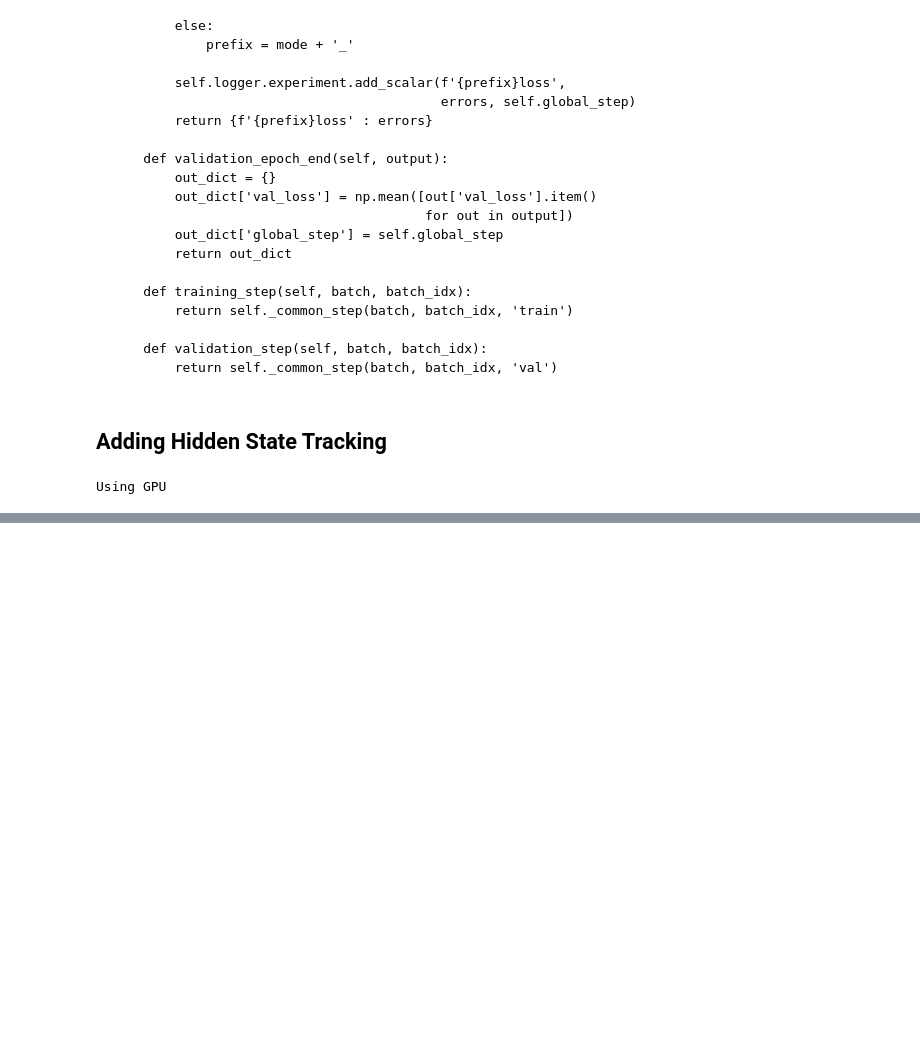
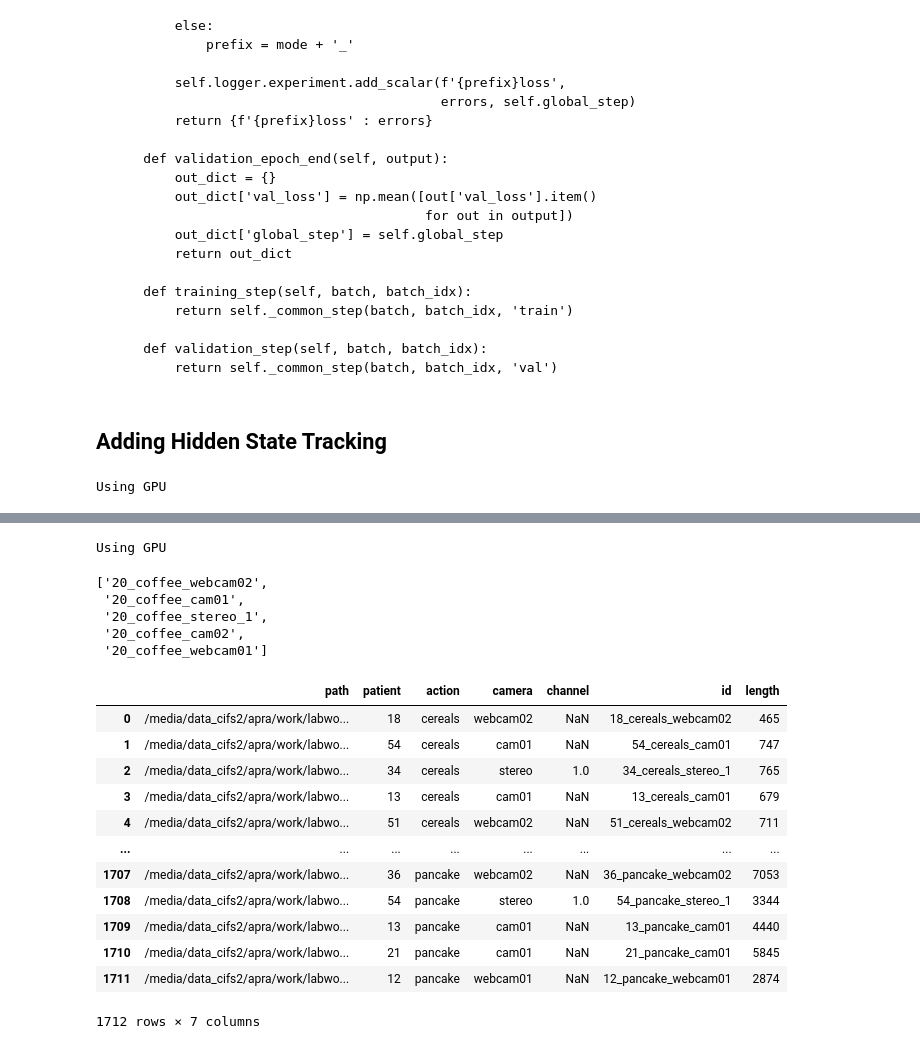
Before and after one commit to APRashedAhmed/predictive-event-segmentation, a Jupyter notebook: docs/source/workbooks/wb-1.2.1-Tracking-Hidden-States.ipynb, the cells around one changed output, grey strips where cells are left out. Saved outputs shown, nothing was run; the diff lists cells and outputs as text; code cells hidden in the pictures; blank space fills up the shorter version.

```diff
--- a/docs/source/workbooks/wb-1.2.1-Tracking-Hidden-States.ipynb
+++ b/docs/source/workbooks/wb-1.2.1-Tracking-Hidden-States.ipynb
@@ -664,0 +711,26 @@ for cell in model.predcells:
+# %%
+model, trainer = None, None
+train_dataloader, val_dataloader = None, None
+errors, optimizer = None, None
+ckpt = None
+train_errors, val_errors = None, None
+res = None
+gc.collect()
+torch.cuda.empty_cache()
+
+model = prednet.PredNetTracked.load_from_checkpoint(
+    str(index.DIR_CHECKPOINTS /
+        'prednet_6l_200e_all_llm_v0/bk_i3d_global_step=22679_epoch=134_val_loss=0.025.ckpt'),
+)
+model.ds = ds
+model.cuda()
+hparams = model.hparams
+
+log_dir = Path(hparams.dir_logs) / f'{hparams.name}'
+if not log_dir.exists():
+    log_dir.mkdir(parents=True)
+logger = pl.loggers.TensorBoardLogger(str(log_dir.parent), name=hparams.name,
+                                     version=0)
+model.logger = logger
+# %% [output]
+Using GPU
@@ -664,0 +740,25 @@ for cell in model.predcells:
+# %%
+ids
+# %% [output]
+['20_coffee_webcam02',
+ '20_coffee_cam01',
+ '20_coffee_stereo_1',
+ '20_coffee_cam02',
+ '20_coffee_webcam01']
+# %%
+coarse_meta = pd.read_csv(str(index.DIR_BK_META / 'coarse_segmentations_meta.csv'))
+coarse_meta
+# %% [output]
+|  | path | patient | action | camera | channel | id | length |
+| 0 | /media/data_cifs2/apra/work/labwo... | 18 | cereals | webcam02 | NaN | 18_cereals_webcam02 | 465 |
+| 1 | /media/data_cifs2/apra/work/labwo... | 54 | cereals | cam01 | NaN | 54_cereals_cam01 | 747 |
+| 2 | /media/data_cifs2/apra/work/labwo... | 34 | cereals | stereo | 1.0 | 34_cereals_stereo_1 | 765 |
+| 3 | /media/data_cifs2/apra/work/labwo... | 13 | cereals | cam01 | NaN | 13_cereals_cam01 | 679 |
+| 4 | /media/data_cifs2/apra/work/labwo... | 51 | cereals | webcam02 | NaN | 51_cereals_webcam02 | 711 |
+| ... | ... | ... | ... | ... | ... | ... | ... |
+| 1707 | /media/data_cifs2/apra/work/labwo... | 36 | pancake | webcam02 | NaN | 36_pancake_webcam02 | 7053 |
+| 1708 | /media/data_cifs2/apra/work/labwo... | 54 | pancake | stereo | 1.0 | 54_pancake_stereo_1 | 3344 |
+| 1709 | /media/data_cifs2/apra/work/labwo... | 13 | pancake | cam01 | NaN | 13_pancake_cam01 | 4440 |
+| 1710 | /media/data_cifs2/apra/work/labwo... | 21 | pancake | cam01 | NaN | 21_pancake_cam01 | 5845 |
+| 1711 | /media/data_cifs2/apra/work/labwo... | 12 | pancake | webcam01 | NaN | 12_pancake_webcam01 | 2874 |
+1712 rows × 7 columns
```
Also changed, not shown: parts of 28 cells of this notebook.
